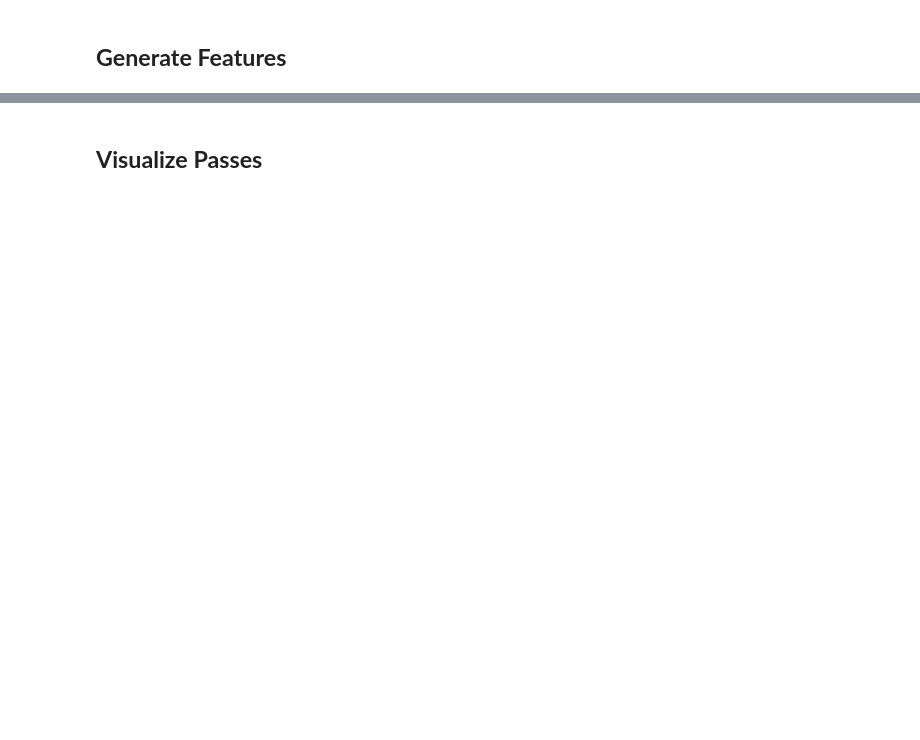
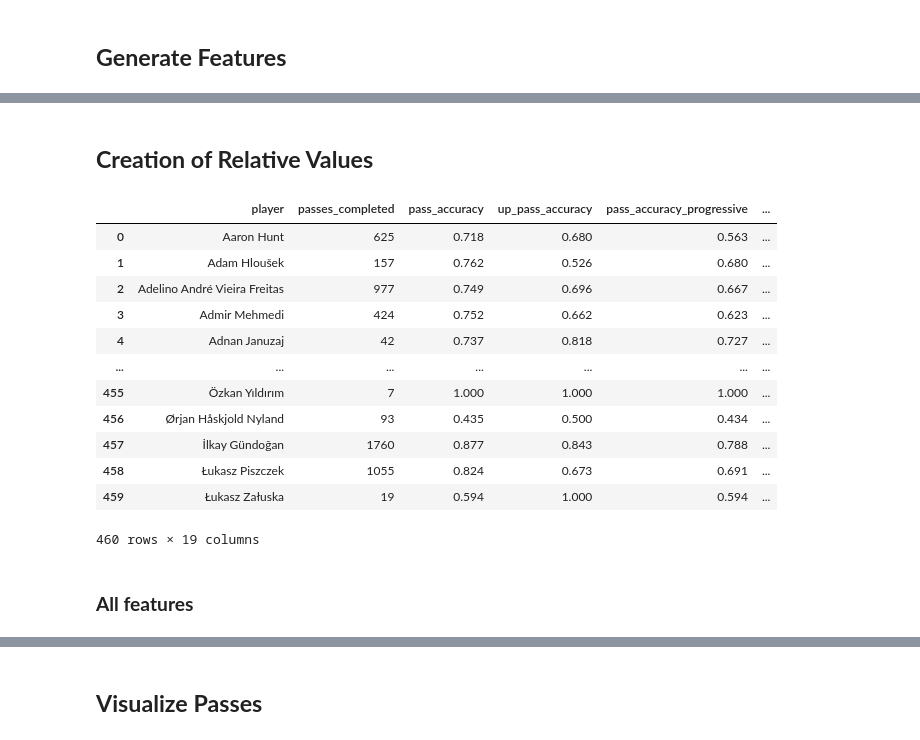
Before and after one commit to allorenz/football-player-similarity, a Jupyter notebook: src/passing.ipynb, the cells around one changed output, grey strips where cells are left out. Saved outputs shown, nothing was run; the diff lists cells and outputs as text; code cells hidden in the pictures; blank space fills up the shorter version.

```diff
--- a/src/passing.ipynb
+++ b/src/passing.ipynb
@@ -189,0 +531,49 @@ df.head()
+# %% [markdown]
+## __Creation of Relative Values__
+# %%
+calculation_pairs = [
+        ('passes_completed', 'passes_total', "pass_accuracy"),
+        ('up_passes_completed', 'up_passes_total', "up_pass_accuracy"),
+        ("passes_progressive_completed", "passes_progressive","pass_accuracy_progressive"),
+        ("up_passes_progressive_completed", "up_passes_progressive","up_pass_accuracy_progressive"),
+        ("passes_backward_completed", "passes_backward","pass_accuracy_backward"),
+        ("passes_horizontal_completed", "passes_horizontal","pass_horizontal_backward"),
+        ("up_passes_backward_completed", "up_passes_backward","up_pass_accuracy_backward"),
+        ("passes_into_box_completed", "passes_into_box", "pass_accuracy_into_box"),
+        ("passes_into_box_completed", "passes_into_box", "pass_accuracy_into_box"),
+        # TODO: passes_into_edge_of_the_box_completed
+        ("up_passes_into_box_completed", "up_passes_into_box", "up_pass_accuracy_into_box"),
+        ("passes_short_completed" , "passes_short_total", "pass_accuaracy_short"),
+        ("passes_medium_completed" , "passes_medium_total", "pass_accuaracy_medium"),
+        ("passes_long_completed" , "passes_long_total", "pass_accuaracy_long"),
+        ("passes_within_attacking_third_completed","passes_within_attacking_third", "pass_accuracy_within_attacking_third"),
+        ("up_passes_within_attacking_third_completed","up_passes_within_attacking_third", "up_pass_accuracy_within_attacking_third"),
+        ("passes_shot_assist", "passes_progressive", "pass_progressive_lead_to_shot_%" ),
+        ("passes_goal_assist", "passes_progressive", "pass_progressive_lead_to_goal_%" ),
+        ("passes_total_distance", "passes_total", "pass_mean_distance")
+
+    ]
+
+new_cols = ["player",'passes_completed']
+
+for a, b, c in calculation_pairs:
+    player_stats[c] = (player_stats[f'{a}'] / player_stats[f'{b}']).round(3)
+    new_cols.append(c)
+
+player_stats[new_cols]
+# %% [output]
+|  | player | passes_completed | pass_accuracy | up_pass_accuracy | pass_accuracy_progressive | ... |
+| 0 | Aaron Hunt | 625 | 0.718 | 0.680 | 0.563 | ... |
+| 1 | Adam Hloušek | 157 | 0.762 | 0.526 | 0.680 | ... |
+| 2 | Adelino André Vieira Freitas | 977 | 0.749 | 0.696 | 0.667 | ... |
+| 3 | Admir Mehmedi | 424 | 0.752 | 0.662 | 0.623 | ... |
+| 4 | Adnan Januzaj | 42 | 0.737 | 0.818 | 0.727 | ... |
+| ... | ... | ... | ... | ... | ... | ... |
+| 455 | Özkan Yıldırım | 7 | 1.000 | 1.000 | 1.000 | ... |
+| 456 | Ørjan Håskjold Nyland | 93 | 0.435 | 0.500 | 0.434 | ... |
+| 457 | İlkay Gündoğan | 1760 | 0.877 | 0.843 | 0.788 | ... |
+| 458 | Łukasz Piszczek | 1055 | 0.824 | 0.673 | 0.691 | ... |
+| 459 | Łukasz Załuska | 19 | 0.594 | 1.000 | 0.594 | ... |
+460 rows × 19 columns
+# %% [markdown]
+### __All features__
```
Also changed, not shown: parts of 18 cells of this notebook, 4 other files.
